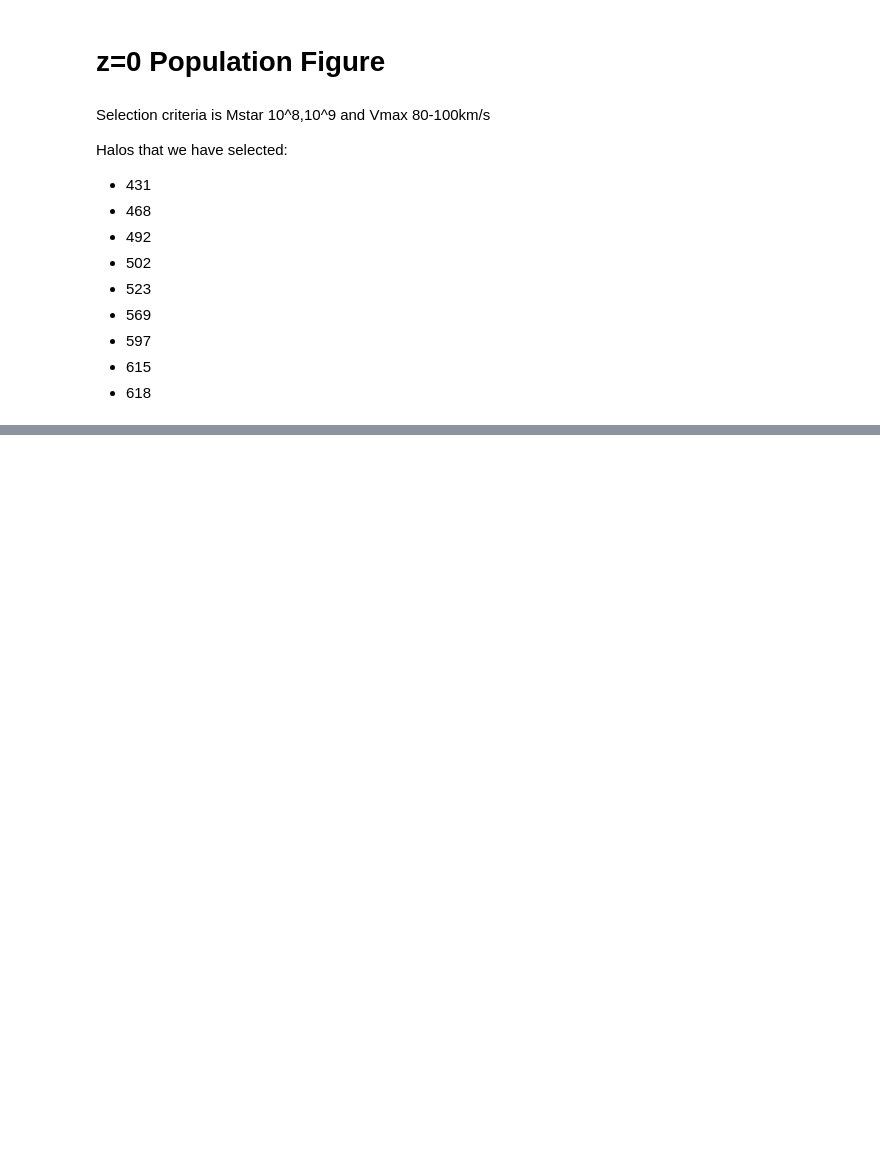
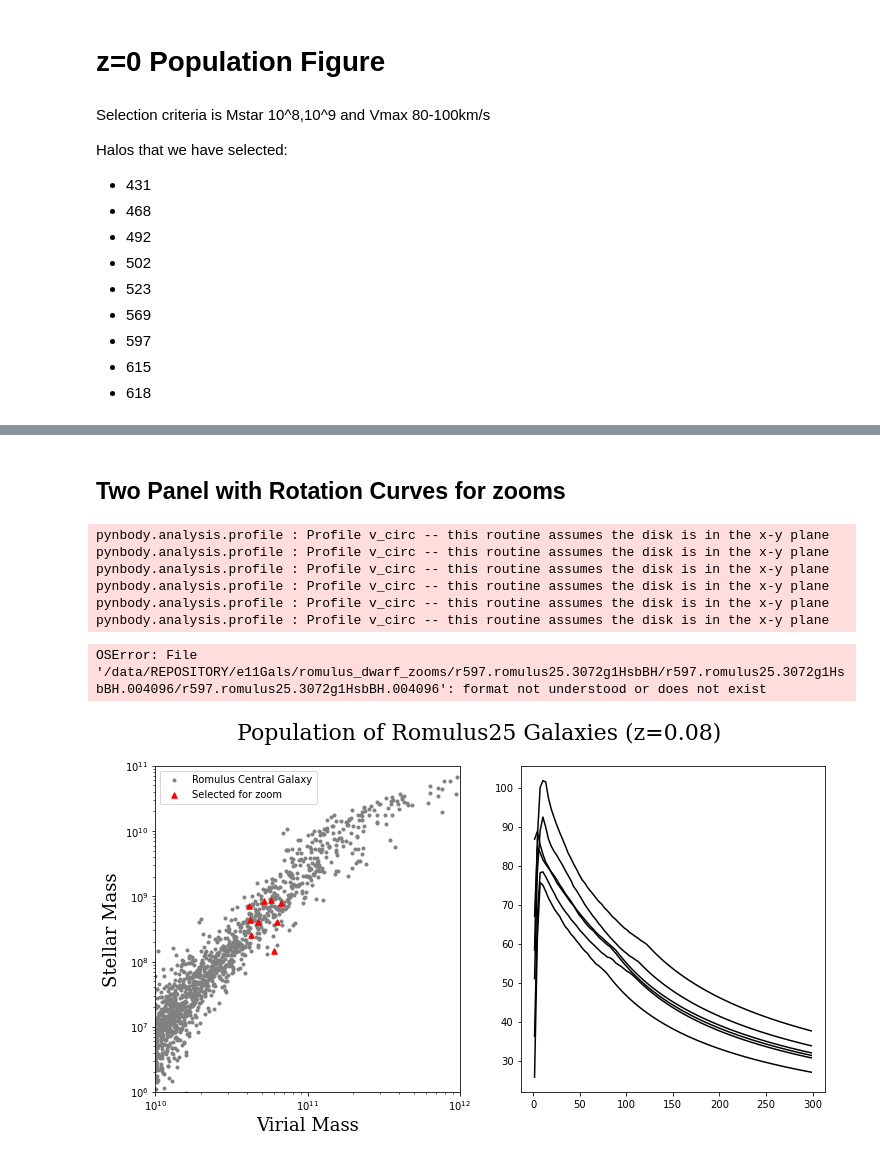
Before and after one commit to JosephWick/H1-merian, a Jupyter notebook: notebooks/PopulationFigure.ipynb, the cells around one changed output, grey strips where cells are left out. Saved outputs shown, nothing was run; the diff lists cells and outputs as text; code cells hidden in the pictures; blank space fills up the shorter version.

```diff
--- a/notebooks/PopulationFigure.ipynb
+++ b/notebooks/PopulationFigure.ipynb
@@ -146,0 +116,58 @@ plt.savefig('../figures/popFig/popFig_virialStellar_z08.png')
+# %% [markdown]
+## Two Panel with Rotation Curves for zooms
+# %%
+haloIDs = [431, 468, 492, 502, 523, 569, 597, 615]
+# %%
+fig, axs = plt.subplots(1,2, figsize=(12,6))
+
+# plot left; scatter
+axs[0].scatter(mvir,mstar, marker='.', c='gray')
+axs[0].scatter(mvir_sel, mstar_sel, marker='^', c='red', s=30)
+axs[0].set_xscale('log')
+axs[0].set_yscale('log')
+
+axs[0].set_xlim([10**10.0, 10**12])
+axs[0].set_ylim([10**6, 10**11])
+
+plt.suptitle('Population of Romulus25 Galaxies (z=0.08)', fontsize=22, fontfamily='serif')
+axs[0].set_xlabel('Virial Mass', fontsize=18, fontfamily='serif')
+axs[0].set_ylabel('Stellar Mass', fontsize=18, fontfamily='serif')
+
+axs[0].legend(['Romulus Central Galaxy', 'Selected for zoom'])
+
+# plot right; rotation
+
+# iterate through and do rotation plot
+pmin = '0.01 kpc'
+pmax = '3 kpc'
+for hID in haloIDs:
+    cdmPath, sidmPath, adiabaticPath = util.getfilepath(hID)
+    cdmFile = cdmPath + '/r'+str(hID)+'.romulus25.3072g1HsbBH.004096'
+
+    sCDM = pynbody.load(cdmFile)
+    sCDM.physical_units()
+    hCDM = sCDM.halos()[1]
+
+    # center based on potential
+    cen_pot_cdm = pynbody.analysis.halo.center(hCDM, mode='pot', retcen=True)
+    sCDM['pos'] -= cen_pot_cdm
+
+    pynbody.analysis.angmom.faceon(hCDM)
+
+    pCDM  = pynbody.analysis.profile.Profile(hCDM,   rmin=pmin, rmax=pmax, type='lin')
+    axs[1].plot(pCDM['rbins'],pCDM['v_circ'], c='k')
+
+axs[1].set_xlabel('radius [kpc]', fontsize=18)
+axs[1].set_ylabel(r'$v_{circ}$[km/s]', fontsize=18)
+
+plt.tight_layout()
+plt.savefig('../figures/popFig/popFig_2panel_z08.png')
+# %% [output]
+pynbody.analysis.profile : Profile v_circ -- this routine assumes the disk is in the x-y plane
+pynbody.analysis.profile : Profile v_circ -- this routine assumes the disk is in the x-y plane
+pynbody.analysis.profile : Profile v_circ -- this routine assumes the disk is in the x-y plane
+pynbody.analysis.profile : Profile v_circ -- this routine assumes the disk is in the x-y plane
+pynbody.analysis.profile : Profile v_circ -- this routine assumes the disk is in the x-y plane
+pynbody.analysis.profile : Profile v_circ -- this routine assumes the disk is in the x-y plane
+OSError: File '/data/REPOSITORY/e11Gals/romulus_dwarf_zooms/r597.romulus25.3072g1HsbBH/r597.romulus25.3072g1HsbBH.004096/r597.romulus25.3072g1HsbBH.004096': format not understood or does not exist
+[figure, added]
```
Also changed, not shown: parts of 7 cells of this notebook, 2 other files.
